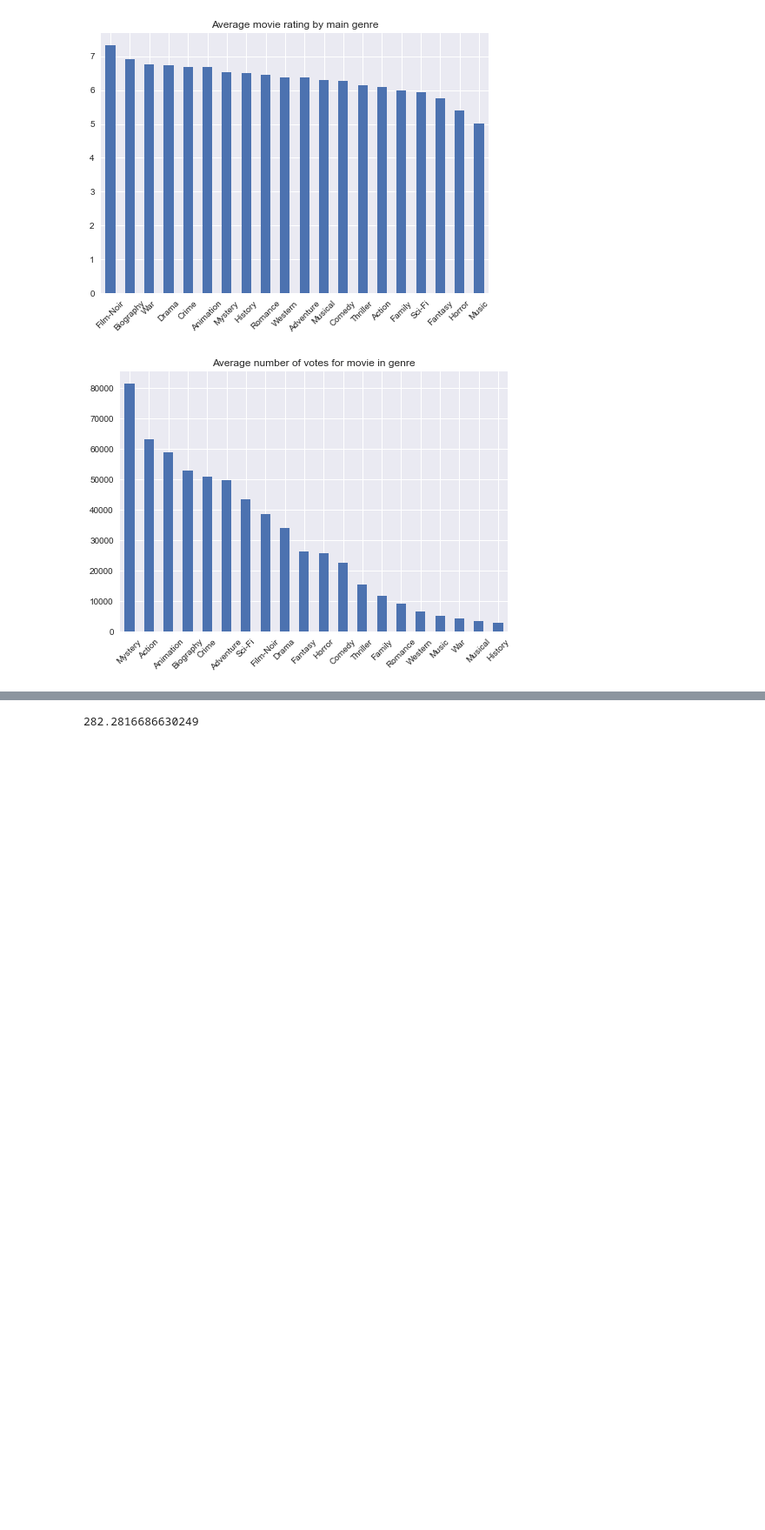
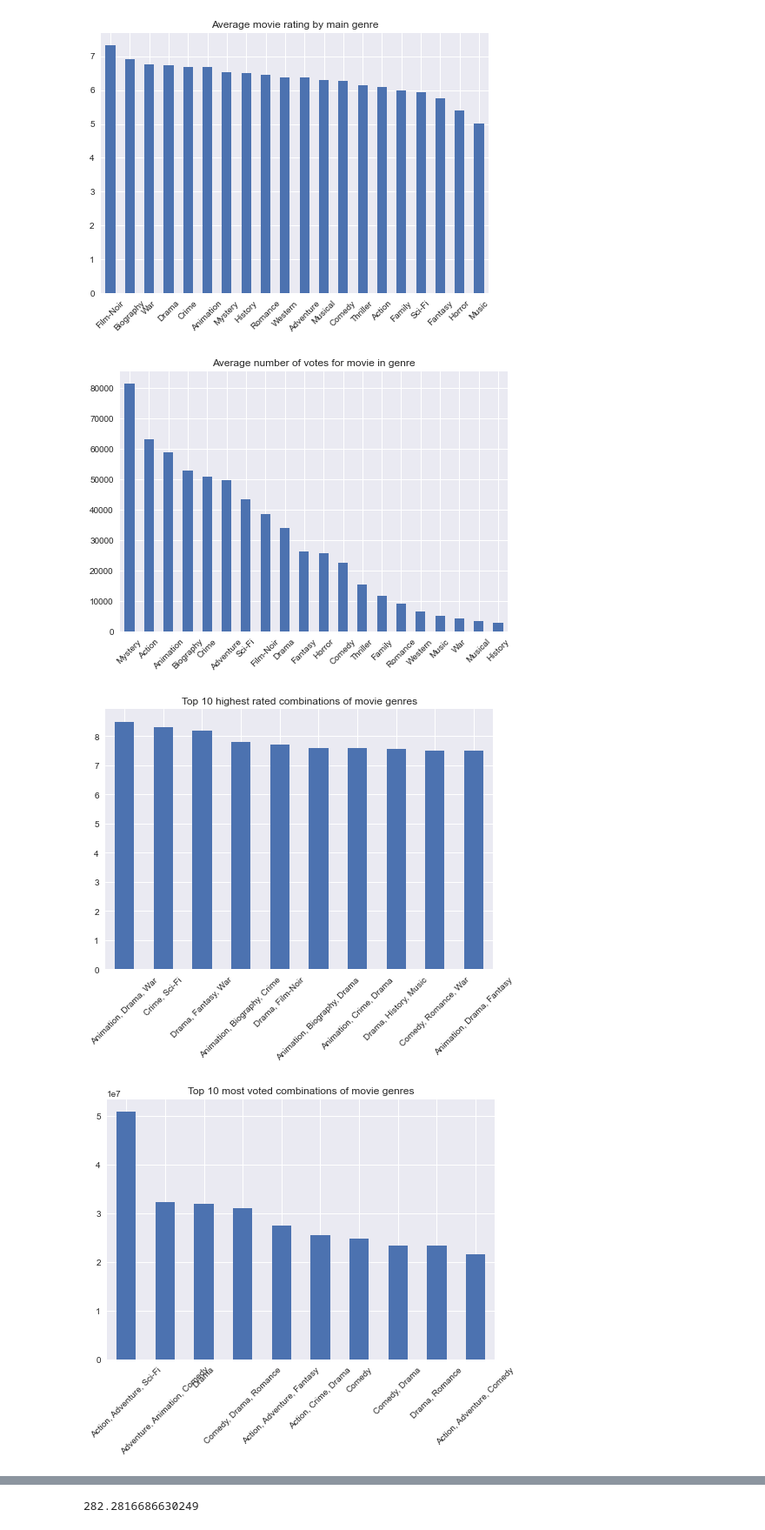
Before and after one commit to ilyamil/movie_recommender_system, a Jupyter notebook: notebooks/reviews_analysis.ipynb, the cells around one changed output, grey strips where cells are left out. Shown at 87% size. Saved outputs shown, nothing was run; the diff lists cells and outputs as text; code cells hidden in the pictures; blank space fills up the shorter version.

```diff
--- a/notebooks/reviews_analysis.ipynb
+++ b/notebooks/reviews_analysis.ipynb
@@ -38,6 +38,7 @@ The autoreload extension is already loaded. To reload it, use:
 plt.style.use('seaborn')
 # %%
 metadata = pd.read_json(metadata_proc_file, storage_options=storage_options, orient='index')
+metadata = metadata.astype({'release_date': 'datetime64[D]'})
 metadata.head()
 # %% [output]
 |  | main_genre | original_title | poster_url | actors | imdb_recommendations | reviews_collected_flg | rating | ... |
@@ -94,3 +95,74 @@ plt.xticks(rotation=45)
 plt.show()
 # %% [output]
 [figure]
+# %%
+movies_by_genre_comb = metadata.copy(deep=True)
+movies_by_genre_comb['genre_1_2_3'] = (
+    movies_by_genre_comb['genre_1']
+    + ','
+    + movies_by_genre_comb['genre_2'].fillna('Empty')
+    + ','
+    + movies_by_genre_comb['genre_3'].fillna('Empty')
+)
+movies_by_genre_comb['genre_1_2_3'] = (
+    movies_by_genre_comb['genre_1_2_3']
+    .str.split(',')
+    .apply(sorted)
+    .apply(lambda x: ', '.join([el for el in x if el != 'Empty']))
+)
+movies_by_genre_comb = (
+    movies_by_genre_comb
+    .groupby('genre_1_2_3')
+    .agg({
+        'rating': 'mean',
+        'num_votes': 'sum',
+        'genre_1_2_3': 'count',
+        'user_review_num': 'sum'
+    })
+    .rename(columns={
+        'rating': 'mean_rating',
+        'num_votes': 'total_num_votes',
+        'genre_1_2_3': 'count',
+        'user_review_num': 'total_user_review_num'
+    })
+    .query('total_num_votes > 50000')
+)
+
+(
+    movies_by_genre_comb
+    .nlargest(10, 'mean_rating')
+    ['mean_rating']
+    .plot.bar(
+        title='Top 10 highest rated combinations of movie genres',
+        xlabel=''
+    )
+)
+plt.xticks(rotation=45)
+plt.show()
+
+(
+    movies_by_genre_comb
+    .nlargest(10, 'total_num_votes')
+    ['total_num_votes']
+    .plot.bar(
+        title='Top 10 most voted combinations of movie genres',
+        xlabel=''
+    )
+)
+plt.xticks(rotation=45)
+plt.show()
+
+(
+    movies_by_genre_comb
+    .nlargest(10, 'count')
+    ['count']
+    .plot.bar(
+        title='Top 10 most frequent combinations of movie genres',
+        xlabel=''
+    )
+)
+plt.xticks(rotation=45)
+plt.show()
+# %% [output]
+[figure, added]
+[figure, added]
```
Also changed, not shown: parts of 18 cells of this notebook, 2 other files.
